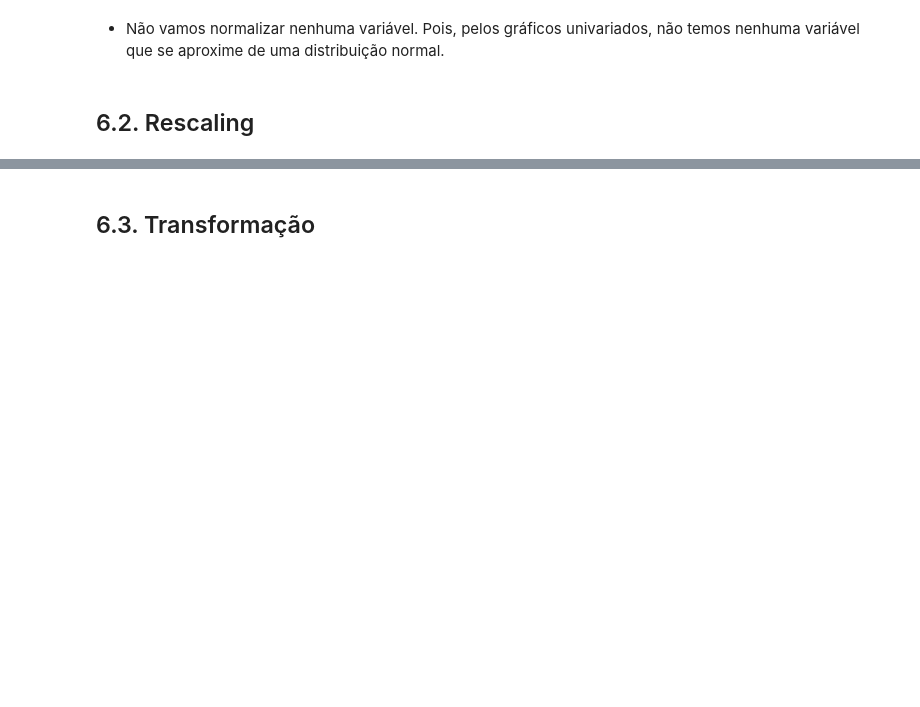
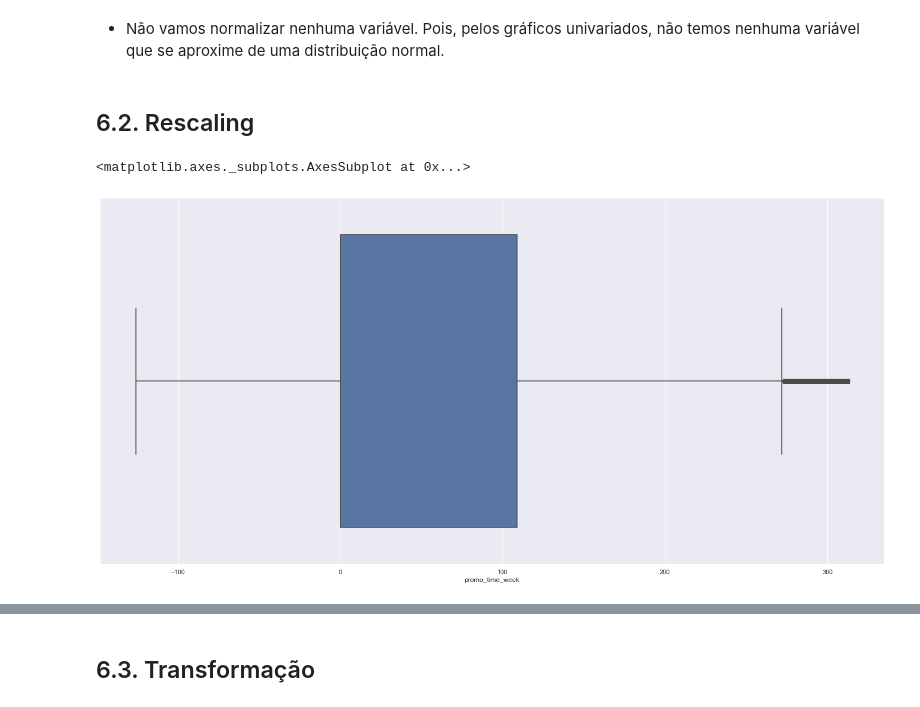
Before and after one commit to edneide/ds_em_producao, a Jupyter notebook: modulo05_preparacao_dos_dados.ipynb, the cells around one changed output, grey strips where cells are left out. Cells and saved outputs as stored; diff of their text form; code cells hidden in the pictures; blank space fills up the shorter version.

```diff
--- a/modulo05_preparacao_dos_dados.ipynb
+++ b/modulo05_preparacao_dos_dados.ipynb
@@ -925,3 +927,9 @@ df5 = df4.copy()
 - Não vamos normalizar nenhuma variável. Pois, pelos gráficos univariados, não temos nenhuma variável que se aproxime de uma distribuição normal.
 # %% [markdown]
 ## 6.2. Rescaling
+# %%
+# Identify outliers by taking a look at boxxplots
+sns.boxplot(df5['promo_time_week'])
+# %% [output]
+<matplotlib.axes._subplots.AxesSubplot at 0x...>
+[figure, added]
```
Also changed, not shown: parts of 4 cells of this notebook.
